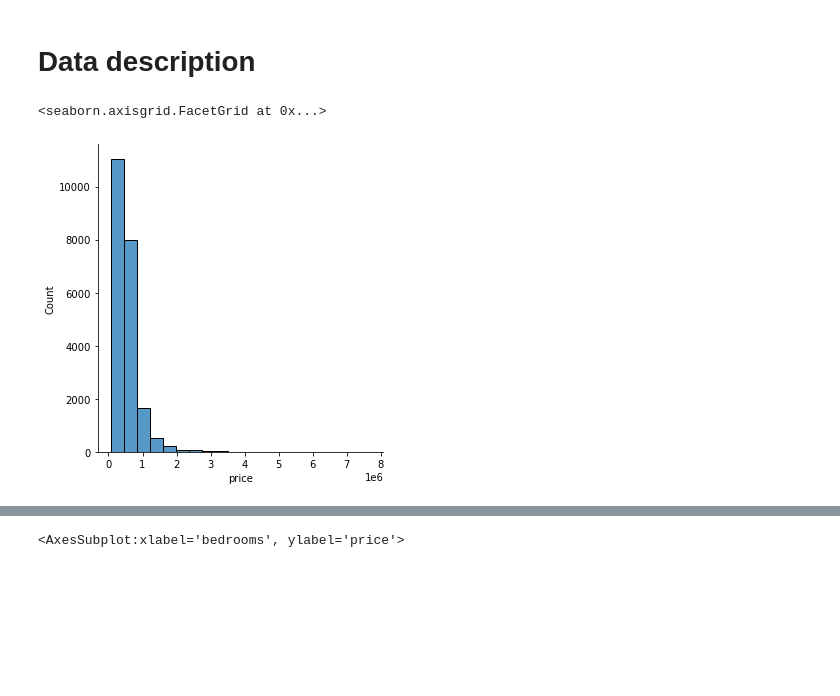
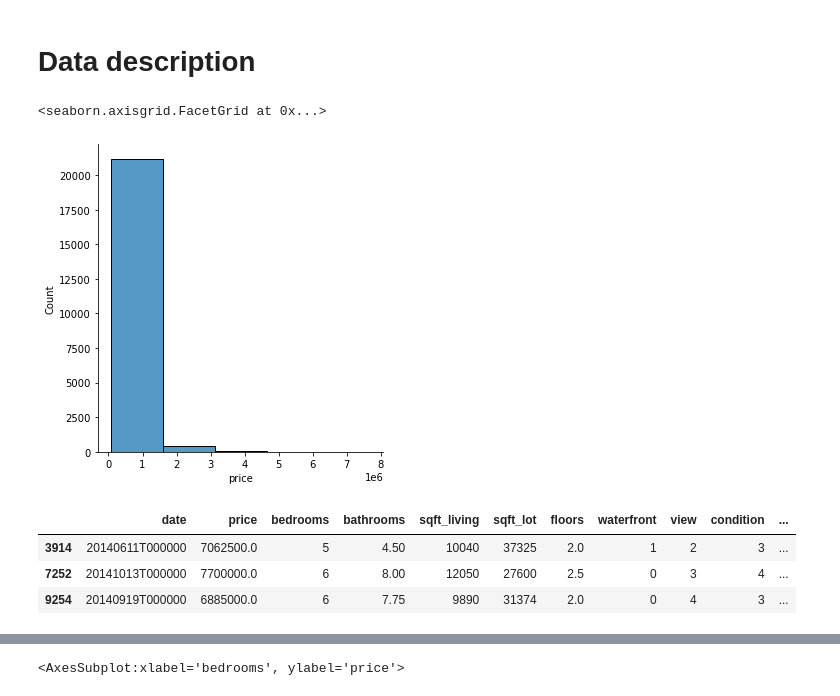
Before and after one commit to AleksanderWernik/House-sales-in-Kings-Country-WA, a Jupyter notebook: Housesales.ipynb, the cells around one changed output, grey strips where cells are left out. Cells and saved outputs as stored; diff of their text form; code cells hidden in the pictures; blank space fills up the shorter version.

```diff
--- a/Housesales.ipynb
+++ b/Housesales.ipynb
@@ -45,7 +69,14 @@ df.drop(['id'], axis=1, inplace=True)
 # Data description
 # %%
 #1 price
-sns.displot(df.price, bins=20)
+sns.displot(df.price, bins=5)
 # %% [output]
 <seaborn.axisgrid.FacetGrid at 0x...>
-[figure, old version]
+[figure, new version]
+# %%
+df[df['price']>6450000] #list of rows with prices >75percentile
+# %% [output]
+|  | date | price | bedrooms | bathrooms | sqft_living | sqft_lot | floors | waterfront | view | condition | ... |
+| 3914 | 20140611T000000 | 7062500.0 | 5 | 4.50 | 10040 | 37325 | 2.0 | 1 | 2 | 3 | ... |
+| 7252 | 20141013T000000 | 7700000.0 | 6 | 8.00 | 12050 | 27600 | 2.5 | 0 | 3 | 4 | ... |
+| 9254 | 20140919T000000 | 6885000.0 | 6 | 7.75 | 9890 | 31374 | 2.0 | 0 | 4 | 3 | ... |
```
Also changed, not shown: parts of 42 cells of this notebook.
